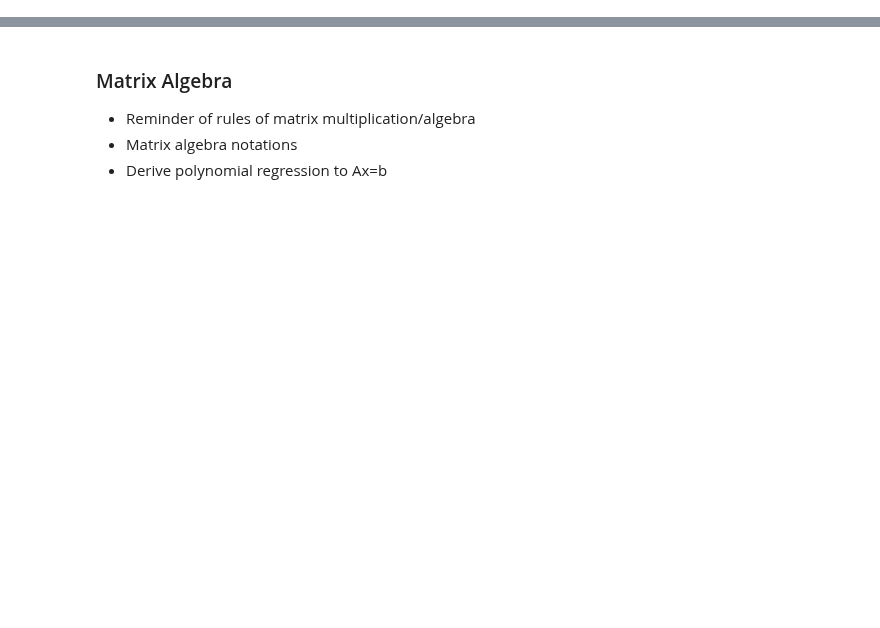
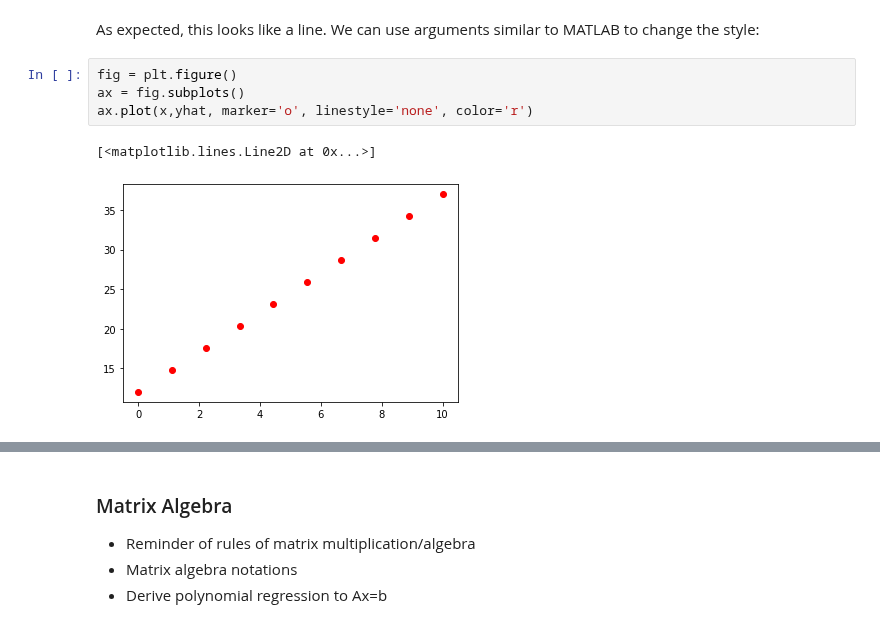
Before and after one commit to medford-group/data_analytics_for_engineers, a Jupyter notebook: modules/0-foundations/foundations.ipynb, the cells around one changed output, grey strips where cells are left out. Cells and saved outputs as stored; diff of their text form; blank space fills up the shorter version.

```diff
--- a/modules/0-foundations/foundations.ipynb
+++ b/modules/0-foundations/foundations.ipynb
@@ -8,0 +124,9 @@
+# %% [markdown]
+As expected, this looks like a line. We can use arguments similar to MATLAB to change the style:
+# %%
+fig = plt.figure()
+ax = fig.subplots()
+ax.plot(x,yhat, marker='o', linestyle='none', color='r')
+# %% [output]
+[<matplotlib.lines.Line2D at 0x...>]
+[figure, added]
```
Also changed, not shown: parts of 40 cells of this notebook, 1 other file.
